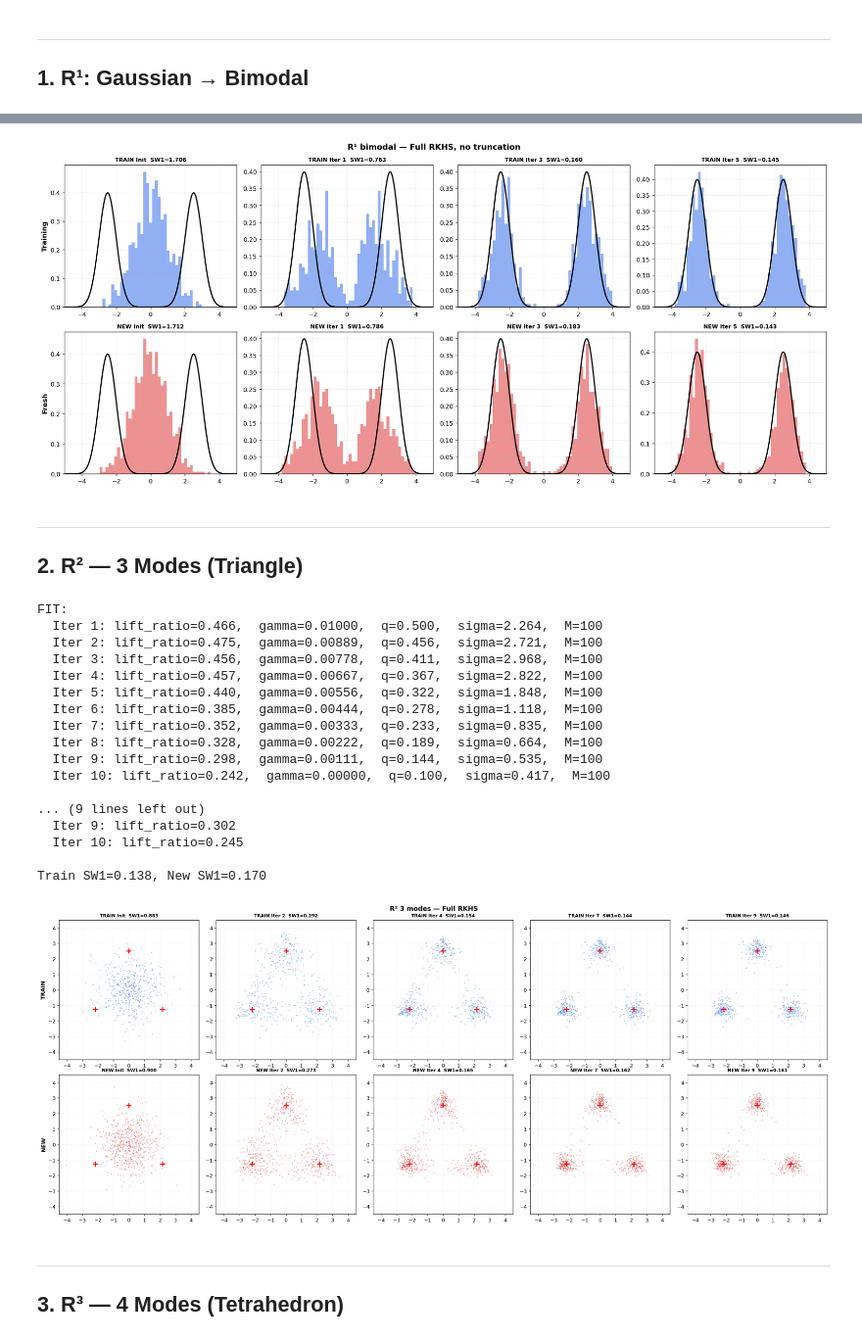
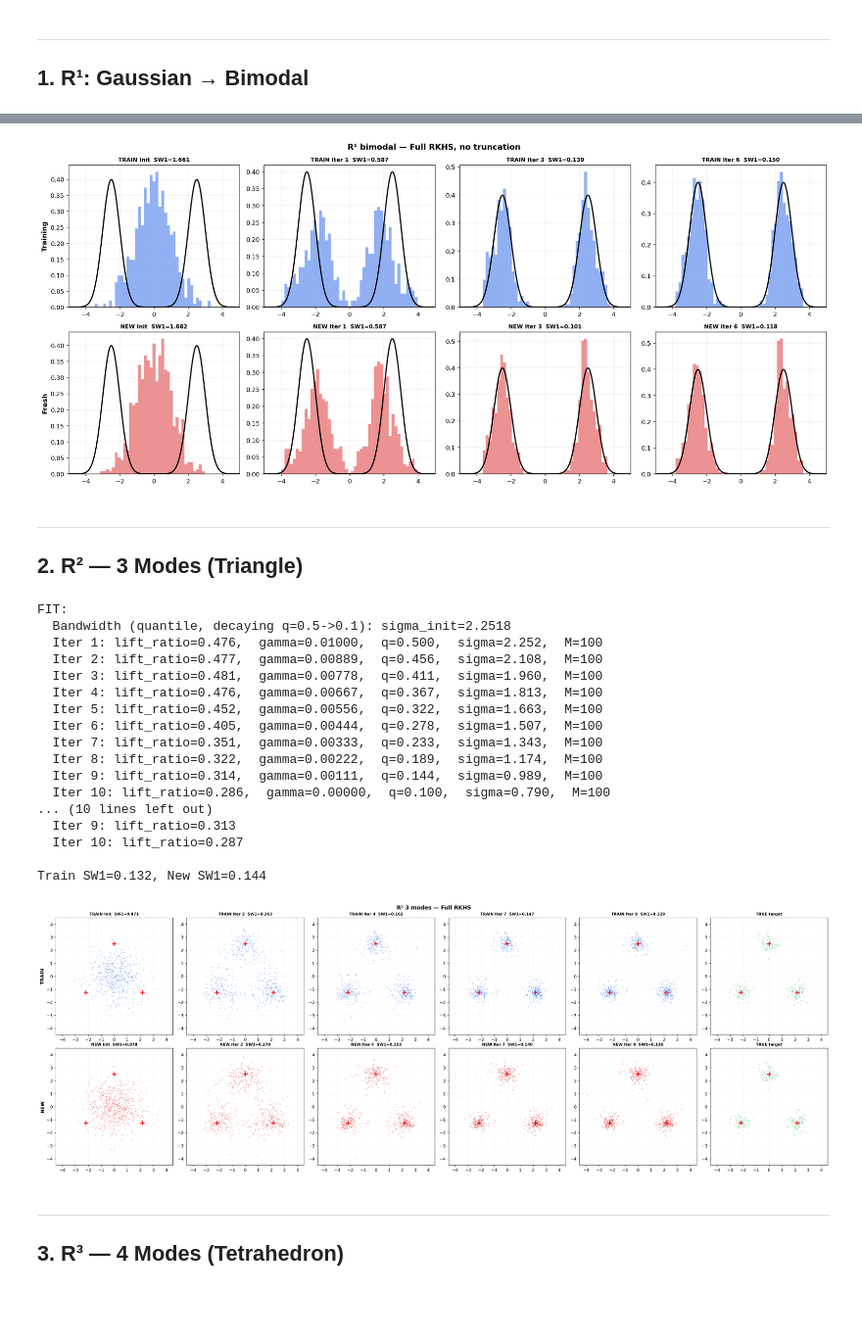
Before and after one commit to RaffoLuca18/Embedded_Interpolants, a Jupyter notebook: experiments/experiments.ipynb, the cells around one changed output, grey strips where cells are left out. Shown at 98% size. Drawn from its saved outputs; the diff is of its cells as text; code cells hidden in the pictures; blank space fills up the shorter version.

```diff
--- a/experiments/experiments.ipynb
+++ b/experiments/experiments.ipynb
@@ -32,7 +26,7 @@ N_train, N_data, N_new = 600, 300, 800
 X1 = distributions.two_modes_1d(N_data, mu=2.5, sigma=0.5).reshape(-1,1)
 x_true = distributions.two_modes_1d(N_new, mu=2.5, sigma=0.5).reshape(-1,1)
 
-model_1d = EmbeddedInterpolants(sigma_k=None, gamma=0.01, gamma_final=1e-9, K_steps=80, N_src_max=10000, n_inducing=100, noise_level=1.5)
+model_1d = EmbeddedInterpolants(sigma_k=None, gamma=0.01, gamma_final=1e-9, K_steps=80, N_src_max=10000, n_inducing=100, noise_level=1.0, rescale=True, q = 0.5, q_final=0.1)
 print('FIT:'); model_1d.fit(np.random.randn(N_train,1), X1, n_iterations=6)
 print('\nTRANSPORT:'); res_1d = model_1d.transport(np.random.randn(N_new,1), verbose=True)
 
@@ -62,7 +57,7 @@ xd = np.linspace(-5,5,500)
 rho = 0.5/(0.5*np.sqrt(2*np.pi))*(np.exp(-(xd-2.5)**2/0.5)+np.exp(-(xd+2.5)**2/0.5))
 bins = np.linspace(-5,5,60)
 fig, axes = plt.subplots(2, 4, figsize=(18,8))
-for col, it in enumerate([0,1,3,5]):
+for col, it in enumerate([0,1,3,6]):
     ax = axes[0,col]
     ax.hist(model_1d._fit_result['snapshots'][it][:,0], bins=bins, density=True, alpha=0.5, color='#2563eb')
     ax.plot(xd,rho,'k-',lw=2); lab='Init' if it==0 else f'Iter {it}'
@@ -78,7 +73,7 @@ for col, it in enumerate([0,1,3,5]):
 fig.suptitle('R¹ bimodal — Full RKHS, no truncation', fontweight='bold', fontsize=13)
 plt.tight_layout(); plt.show()
 # %% [output]
-[figure, old version]
+[figure, new version]
 # %% [markdown]
 ---
 ## 2. R² — 3 Modes (Triangle)
@@ -87,7 +82,7 @@ N_train, N_data, N_new = 500, 250, 600
 X1_2d = distributions.three_modes_2d(N_data)
 x_true_2d = distributions.three_modes_2d(N_new)
 
-model_2d = EmbeddedInterpolants(sigma_k=None, gamma=0.01, gamma_final=1e-7, q=0.5, q_final=0.1, K_steps=80, N_src_max=10000, n_inducing=100, noise_level=1.5)
+model_2d = EmbeddedInterpolants(sigma_k=None, gamma=0.01, gamma_final=1e-9, K_steps=80, N_src_max=10000, n_inducing=100, noise_level=1.5, q=0.5, q_final=0.1)
 print('FIT:'); model_2d.fit(np.random.randn(N_train,2), X1_2d, n_iterations=10)
 print('\nTRANSPORT:'); res_2d = model_2d.transport(np.random.randn(N_new,2), verbose=True)
 
@@ -96,40 +91,49 @@ sw_n2 = [sw1(s, x_true_2d) for s in res_2d['snapshots']]
 print(f'\nTrain SW1={sw_t2[-1]:.3f}, New SW1={sw_n2[-1]:.3f}')
 # %% [output]
 FIT:
-  Iter 1: lift_ratio=0.466,  gamma=0.01000,  q=0.500,  sigma=2.264,  M=100
-  Iter 2: lift_ratio=0.475,  gamma=0.00889,  q=0.456,  sigma=2.721,  M=100
-  Iter 3: lift_ratio=0.456,  gamma=0.00778,  q=0.411,  sigma=2.968,  M=100
-  Iter 4: lift_ratio=0.457,  gamma=0.00667,  q=0.367,  sigma=2.822,  M=100
-  Iter 5: lift_ratio=0.440,  gamma=0.00556,  q=0.322,  sigma=1.848,  M=100
-  Iter 6: lift_ratio=0.385,  gamma=0.00444,  q=0.278,  sigma=1.118,  M=100
-  Iter 7: lift_ratio=0.352,  gamma=0.00333,  q=0.233,  sigma=0.835,  M=100
-  Iter 8: lift_ratio=0.328,  gamma=0.00222,  q=0.189,  sigma=0.664,  M=100
-  Iter 9: lift_ratio=0.298,  gamma=0.00111,  q=0.144,  sigma=0.535,  M=100
-  Iter 10: lift_ratio=0.242,  gamma=0.00000,  q=0.100,  sigma=0.417,  M=100
+  Bandwidth (quantile, decaying q=0.5->0.1): sigma_init=2.2518
+  Iter 1: lift_ratio=0.476,  gamma=0.01000,  q=0.500,  sigma=2.252,  M=100
+  Iter 2: lift_ratio=0.477,  gamma=0.00889,  q=0.456,  sigma=2.108,  M=100
+  Iter 3: lift_ratio=0.481,  gamma=0.00778,  q=0.411,  sigma=1.960,  M=100
+  Iter 4: lift_ratio=0.476,  gamma=0.00667,  q=0.367,  sigma=1.813,  M=100
+  Iter 5: lift_ratio=0.452,  gamma=0.00556,  q=0.322,  sigma=1.663,  M=100
+  Iter 6: lift_ratio=0.405,  gamma=0.00444,  q=0.278,  sigma=1.507,  M=100
+  Iter 7: lift_ratio=0.351,  gamma=0.00333,  q=0.233,  sigma=1.343,  M=100
+  Iter 8: lift_ratio=0.322,  gamma=0.00222,  q=0.189,  sigma=1.174,  M=100
+  Iter 9: lift_ratio=0.314,  gamma=0.00111,  q=0.144,  sigma=0.989,  M=100
+  Iter 10: lift_ratio=0.286,  gamma=0.00000,  q=0.100,  sigma=0.790,  M=100
+... (10 lines left out)
+  Iter 9: lift_ratio=0.313
+  Iter 10: lift_ratio=0.287
 
-... (9 lines left out)
-  Iter 9: lift_ratio=0.302
-  Iter 10: lift_ratio=0.245
-
-Train SW1=0.138, New SW1=0.170
+Train SW1=0.132, New SW1=0.144
 # %%
 angles_3 = np.array([np.pi/2, np.pi/2+2*np.pi/3, np.pi/2+4*np.pi/3])
 centers_3 = 2.5*np.column_stack([np.cos(angles_3), np.sin(angles_3)])
-fig, axes = plt.subplots(2, 5, figsize=(22,9))
+
+fig, axes = plt.subplots(2, 6, figsize=(26,9))
 for col, it in enumerate([0, 2, 4, 7, 9]):
     for row, (sn,c,sv,lb) in enumerate([
         (model_2d._fit_result['snapshots'],'#2563eb',sw_t2,'TRAIN'),
         (res_2d['snapshots'],'#dc2626',sw_n2,'NEW')]):
         ax = axes[row,col]; ax.scatter(sn[it][:,0],sn[it][:,1],s=2,alpha=0.25,c=c)
         for cc in centers_3: ax.plot(cc[0],cc[1],'r+',ms=10,mew=2)
         itl = 'Init' if it==0 else f'Iter {it}'
         ax.set_title(f'{lb} {itl}  SW1={sv[it]:.3f}', fontsize=9, fontweight='bold')
         ax.set_xlim(-4.5,4.5); ax.set_ylim(-4.5,4.5); ax.set_aspect('equal'); ax.grid(True,alpha=0.1)
         if col==0: ax.set_ylabel(lb, fontsize=11, fontweight='bold')
+
+for row in (0, 1):
+    ax = axes[row, 5]
+    ax.scatter(X1_2d[:,0], X1_2d[:,1], s=2, alpha=0.25, c='#16a34a')
+    for cc in centers_3: ax.plot(cc[0],cc[1],'r+',ms=10,mew=2)
+    ax.set_title('TRUE target', fontsize=9, fontweight='bold')
+    ax.set_xlim(-4.5,4.5); ax.set_ylim(-4.5,4.5); ax.set_aspect('equal'); ax.grid(True,alpha=0.1)
+
 fig.suptitle('R² 3 modes — Full RKHS', fontweight='bold', fontsize=13)
 plt.tight_layout(); plt.show()
 # %% [output]
-[figure, old version]
+[figure, new version]
 # %% [markdown]
 ---
 ## 3. R³ — 4 Modes (Tetrahedron)
```
Also changed, not shown: parts of 3 cells of this notebook.
